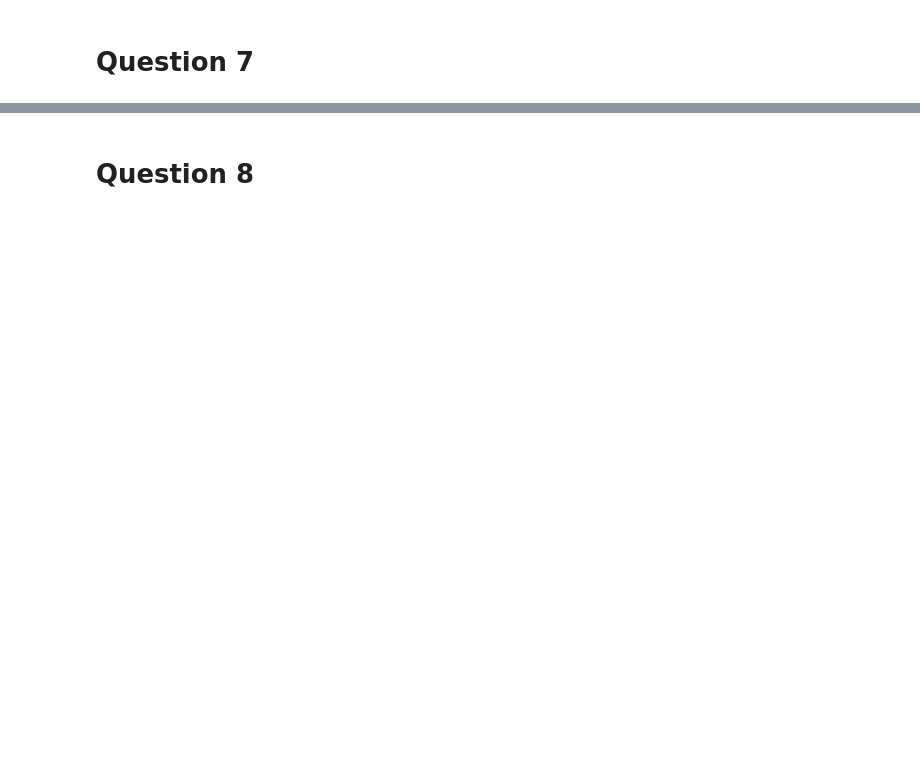
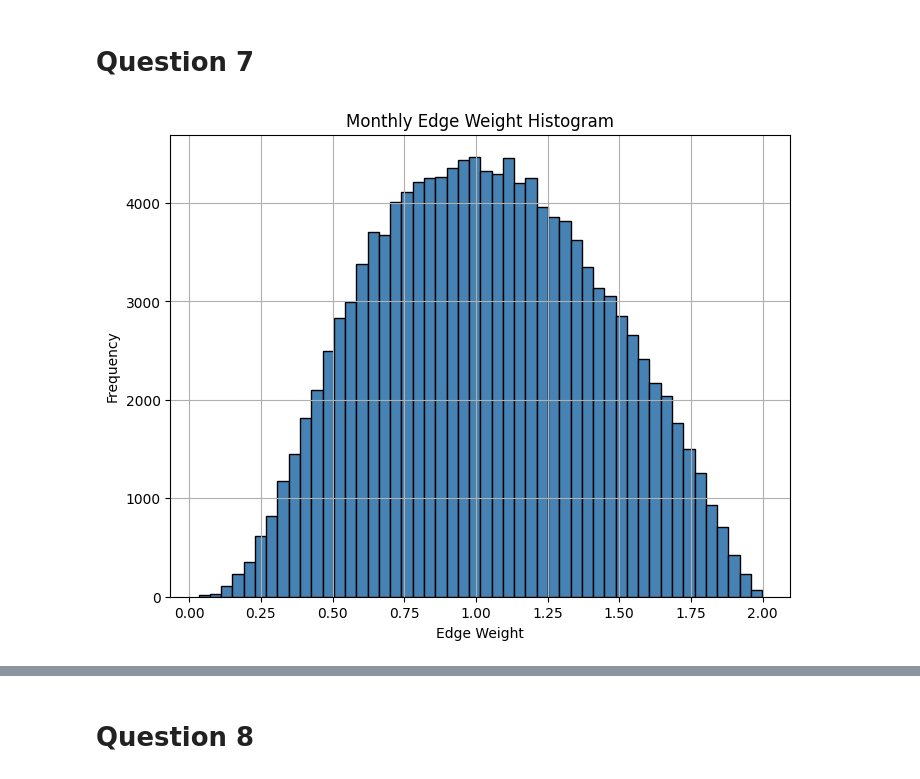
Before and after one commit to kbaseba/232E, a Jupyter notebook: Project_4/ECE232E_Project4_606539982_106405230_106303745.ipynb, the cells around one changed output, grey strips where cells are left out. Saved outputs shown, nothing was run; the diff lists cells and outputs as text; code cells hidden in the pictures; blank space fills up the shorter version.

```diff
--- a/Project_4/ECE232E_Project4_606539982_106405230_106303745.ipynb
+++ b/Project_4/ECE232E_Project4_606539982_106405230_106303745.ipynb
@@ -270,2 +446,48 @@ The high actual score indicates that, on average, a stock is surrounded by neigh
 # %% [markdown]
 # Question 7
+# %%
+# monthly log returns
+def get_15th_monthly_log_returns(file_path):
+    df = pd.read_csv(file_path)
+    df["Date"] = pd.to_datetime(df["Date"])
+    df = df.sort_values("Date")
+
+    # Extract rows with calendar day == 15
+    df_15 = df[df["Date"].dt.day == 15].copy()
+
+    # Convert to monthly period for alignment
+    df_15["Month"] = df_15["Date"].dt.to_period("M")
+
+    # Ensure one 15th entry per month
+    df_15 = df_15.groupby("Month").first().reset_index()
+
+    prices = df_15["Close"].values
+    log_returns = np.diff(np.log(prices))
+    return log_returns
+
+min_len = min(len(get_15th_monthly_log_returns(f)) for f in stock_files)
+log_return_list = [get_15th_monthly_log_returns(f)[:min_len] for f in stock_files]
+log_return_matrix = np.column_stack(log_return_list)
+log_return_df = pd.DataFrame(log_return_matrix, columns=stock_names)
+# %%
+# Q2
+
+import matplotlib.pyplot as plt
+
+cor_matrix = log_return_df.corr().values
+weight_matrix = np.sqrt(2 * (1 - cor_matrix))
+
+# Get upper triangle weights
+upper_tri = np.triu_indices_from(weight_matrix, k=1)
+edge_weights = weight_matrix[upper_tri]
+
+# Plot histogram
+plt.figure(figsize=(8, 6))
+plt.hist(edge_weights, bins=50, color='steelblue', edgecolor='black')
+plt.title("Monthly Edge Weight Histogram")
+plt.xlabel("Edge Weight")
+plt.ylabel("Frequency")
+plt.grid(True)
+plt.show()
+# %% [output]
+[figure, added]
```
Also changed, not shown: parts of 18 cells of this notebook.
